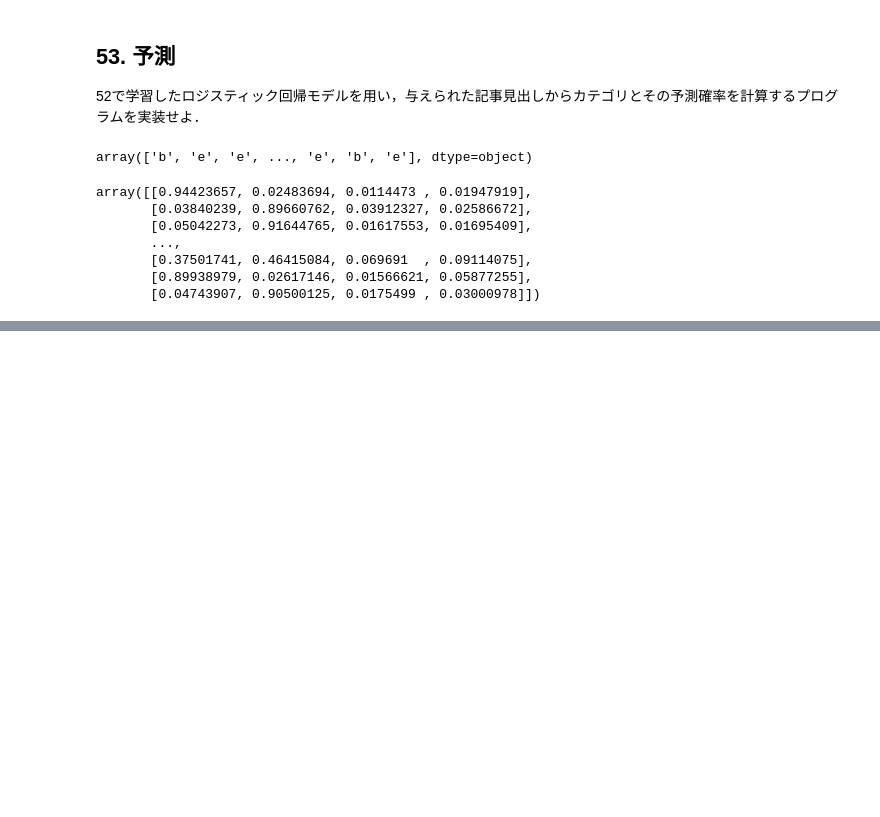
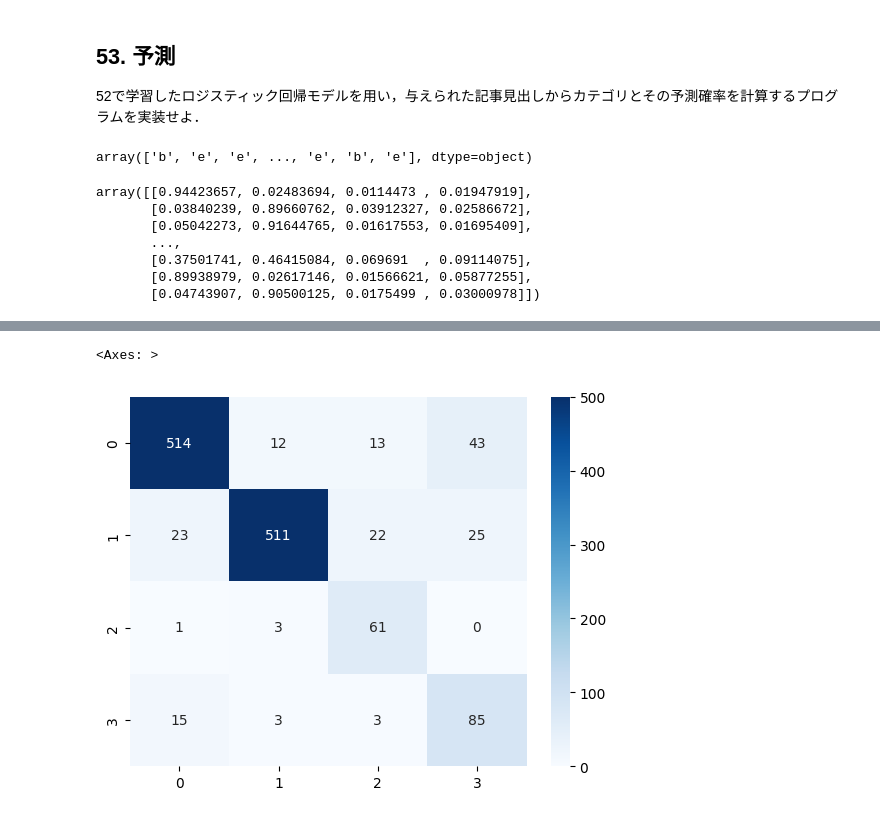
Before and after one commit to citrus1998/nlp100_with_alpha, a Jupyter notebook: NLP100Knock_6.ipynb, the cells around one changed output, grey strips where cells are left out. Drawn from its saved outputs; the diff is of its cells as text; code cells hidden in the pictures; blank space fills up the shorter version.

```diff
--- a/NLP100Knock_6.ipynb
+++ b/NLP100Knock_6.ipynb
@@ -198,0 +236,5 @@ array([[0.94423657, 0.02483694, 0.0114473 , 0.01947919],
+# %%
+sns.heatmap(confusion_matrix(y_test_pred,y_test), vmin=0, vmax=500, annot=True, fmt='d', cmap='Blues')
+# %% [output]
+<Axes: >
+[figure, added]
```
Also changed, not shown: parts of 11 cells of this notebook.
